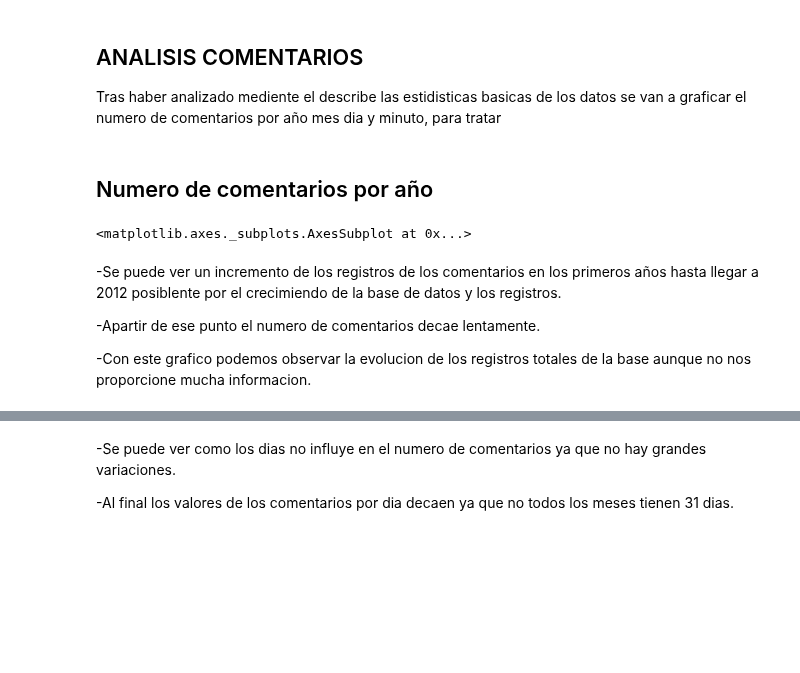
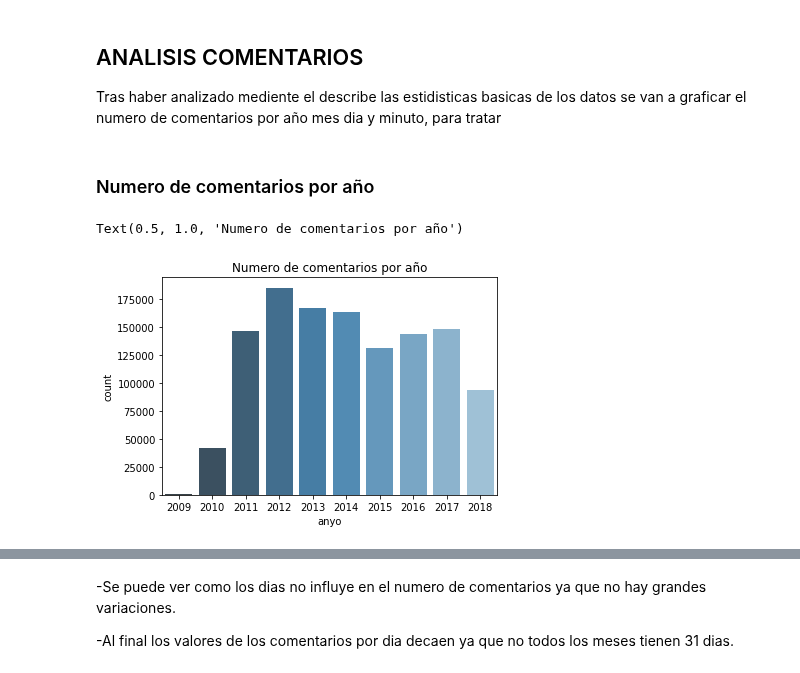
Before and after one commit to jcorrochanoj/DesafioFinalAD, a Jupyter notebook: Analisis_Basico_Consejos.ipynb, the cells around one changed output, grey strips where cells are left out. Drawn from its saved outputs; the diff is of its cells as text; code cells hidden in the pictures; blank space fills up the shorter version.

```diff
--- a/Analisis_Basico_Consejos.ipynb
+++ b/Analisis_Basico_Consejos.ipynb
@@ -73,15 +67,15 @@ df_consejos.describe().apply(lambda s: s.apply(lambda x: format(x, 'g')))
 
 Tras haber analizado mediente el describe las estidisticas basicas de los datos se van a graficar el numero de comentarios por año mes dia y minuto, para tratar
 # %% [markdown]
-## Numero de comentarios por año
+### Numero de comentarios por año
-# %%
-gk=df_consejos.drop(['mes','dia','num_likes','minuto','negocio_id','usuario_id','hora'],axis=1)
-gk.groupby('anyo').count().plot()
-# %% [output]
-<matplotlib.axes._subplots.AxesSubplot at 0x...>
-# %% [markdown]
--Se puede ver un incremento de los registros de los comentarios en los primeros años hasta llegar a 2012 posiblente por el crecimiendo de la base de datos y los registros.
-
--Apartir de ese punto el  numero de comentarios decae lentamente.
-
--Con este grafico podemos observar la evolucion de los registros totales de la base aunque no nos proporcione mucha informacion.
+# %%
+import matplotlib.pyplot as plt
+import seaborn as sns
+
+fig=plt.figure(figsize=(6,4))
+
+ax = sns.countplot(x="anyo", data=df_consejos, palette="Blues_d")
+plt.title("Numero de comentarios por año")
+# %% [output]
+Text(0.5, 1.0, 'Numero de comentarios por año')
+[figure, added]
```
Also changed, not shown: parts of 46 cells of this notebook, 1 other file.
